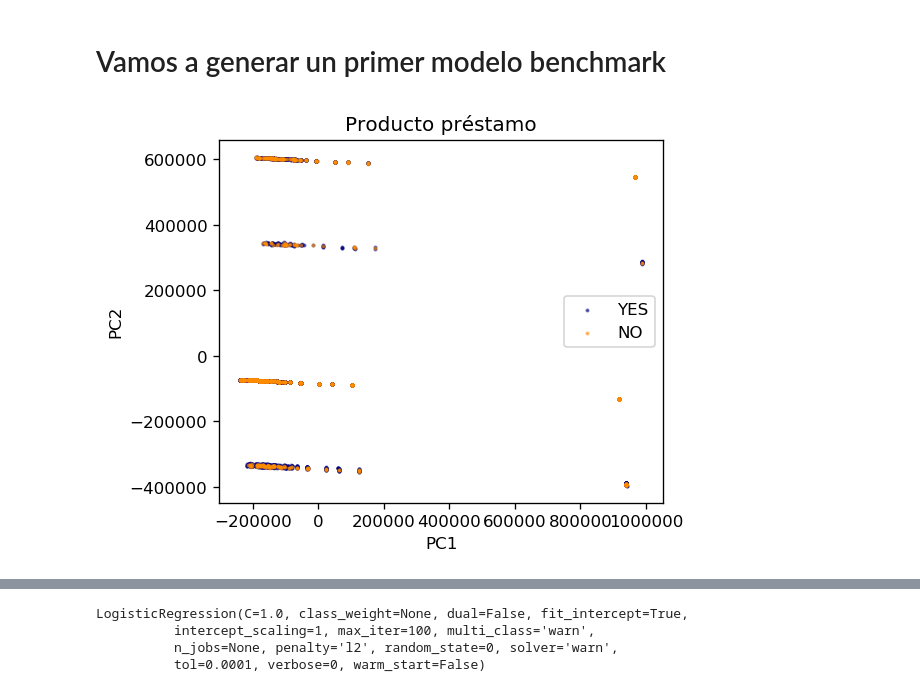
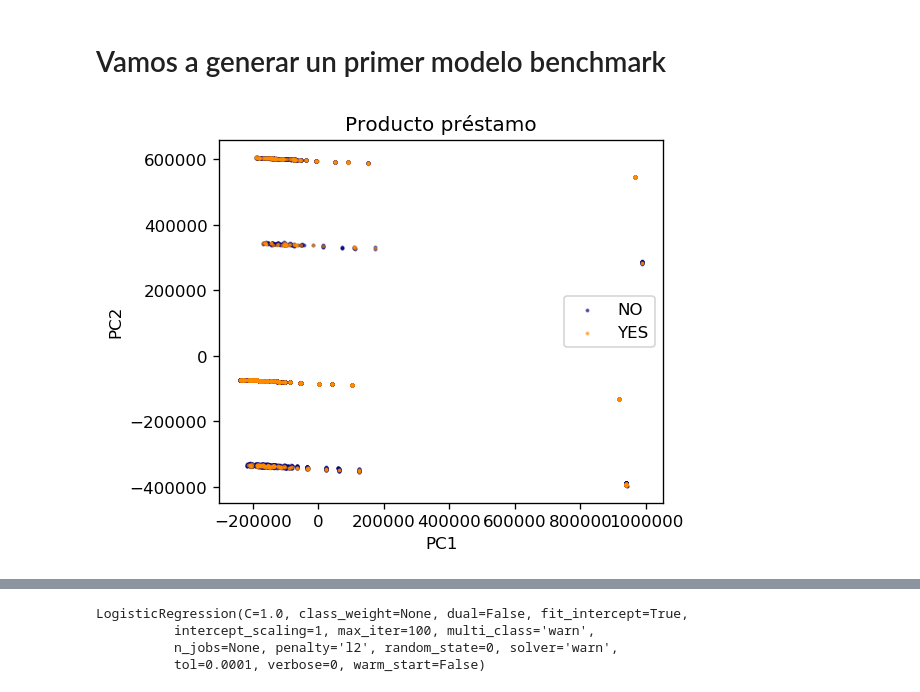
Before and after one commit to osmaac/master-data-science, a Jupyter notebook: Tenencia del producto préstamo-Copy2.ipynb, the cells around one changed output, grey strips where cells are left out. Cells and saved outputs as stored; diff of their text form; code cells hidden in the pictures.

```diff
--- a/Tenencia del producto préstamo-Copy2.ipynb
+++ b/Tenencia del producto préstamo-Copy2.ipynb
@@ -232,17 +234,17 @@ y = df_original["account_loan_bin"]
 # %%
 from sklearn.decomposition import PCA
 pca = PCA(n_components=2).fit_transform(X)
 plt.figure(dpi=120)
-plt.scatter(pca[y.values==0,0], pca[y.values==0,1], alpha=0.5, label='YES', s=2, color='navy')
-plt.scatter(pca[y.values==1,0], pca[y.values==1,1], alpha=0.5, label='NO', s=2, color='darkorange')
+plt.scatter(pca[y.values==0,0], pca[y.values==0,1], alpha=0.5, label='NO', s=2, color='navy')
+plt.scatter(pca[y.values==1,0], pca[y.values==1,1], alpha=0.5, label='YES', s=2, color='darkorange')
 plt.legend()
 plt.title('Producto préstamo')
 plt.xlabel('PC1')
 plt.ylabel('PC2')
 plt.gca().set_aspect('equal')
 plt.show()
 # %% [output]
-[figure, old version]
+[figure, new version]
 # %%
 #Del gráfico anterior no consigo sacar nada en claro
 pca2 = PCA(n_components=2)
```
Also changed, not shown: parts of 137 cells of this notebook.
